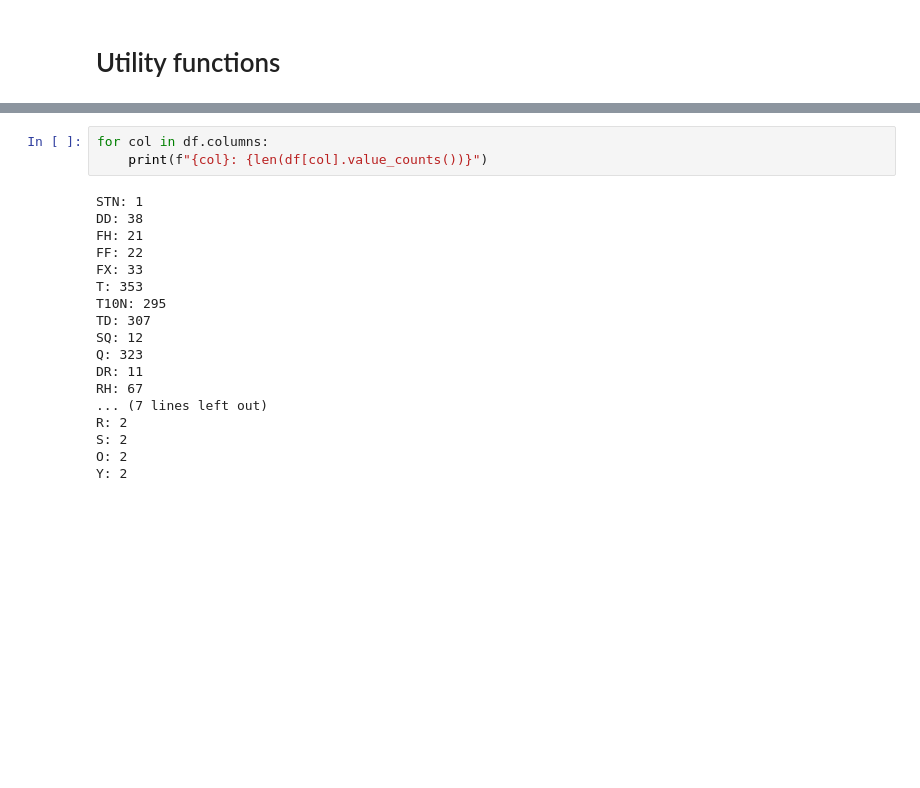
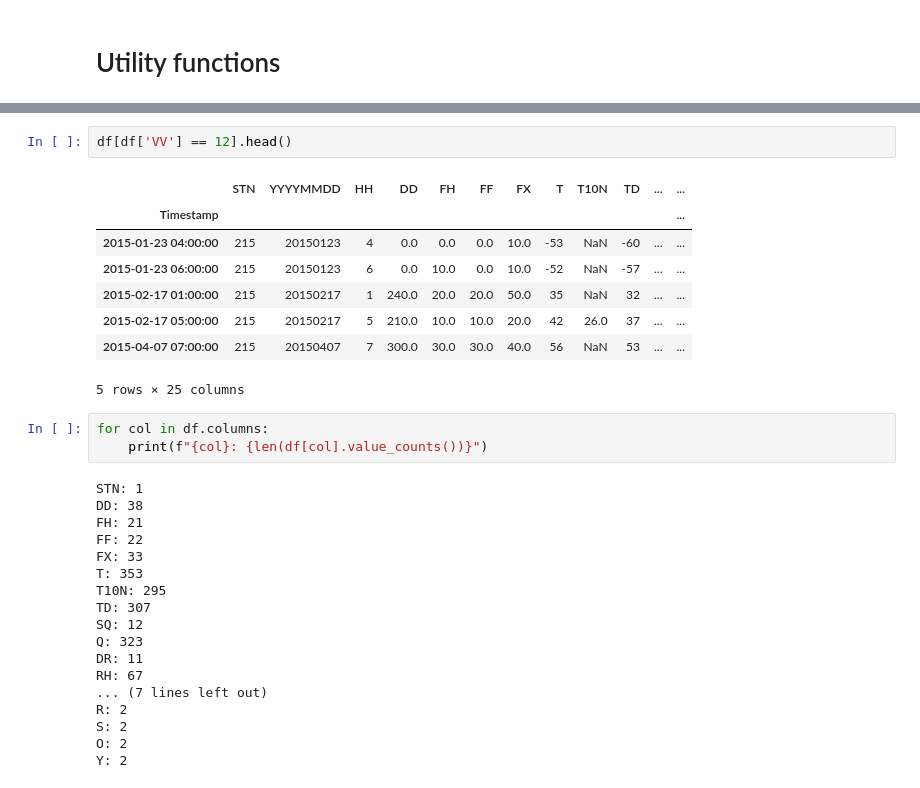
Before and after one commit to marzena1478520/Fog-Detection-Using-Machine-Learning-Methods, a Jupyter notebook: dataset-knmi-station-data.ipynb, the cells around one changed output, grey strips where cells are left out. Saved outputs shown, nothing was run; the diff lists cells and outputs as text; blank space fills up the shorter version.

```diff
--- a/dataset-knmi-station-data.ipynb
+++ b/dataset-knmi-station-data.ipynb
@@ -104,3 +194,14 @@ df.head()
+# %%
+df[df['VV'] == 12].head()
+# %% [output]
+|  | STN | YYYYMMDD | HH | DD | FH | FF | FX | T | T10N | TD | ... | ... |
+| Timestamp |  |  |  |  |  |  |  |  |  |  |  | ... |
+| 2015-01-23 04:00:00 | 215 | 20150123 | 4 | 0.0 | 0.0 | 0.0 | 10.0 | -53 | NaN | -60 | ... | ... |
+| 2015-01-23 06:00:00 | 215 | 20150123 | 6 | 0.0 | 10.0 | 0.0 | 10.0 | -52 | NaN | -57 | ... | ... |
+| 2015-02-17 01:00:00 | 215 | 20150217 | 1 | 240.0 | 20.0 | 20.0 | 50.0 | 35 | NaN | 32 | ... | ... |
+| 2015-02-17 05:00:00 | 215 | 20150217 | 5 | 210.0 | 10.0 | 10.0 | 20.0 | 42 | 26.0 | 37 | ... | ... |
+| 2015-04-07 07:00:00 | 215 | 20150407 | 7 | 300.0 | 30.0 | 30.0 | 40.0 | 56 | NaN | 53 | ... | ... |
+5 rows × 25 columns
 # %%
 for col in df.columns:
     print(f"{col}: {len(df[col].value_counts())}")
```
Also changed, not shown: parts of 4 cells of this notebook, 35 other files.
